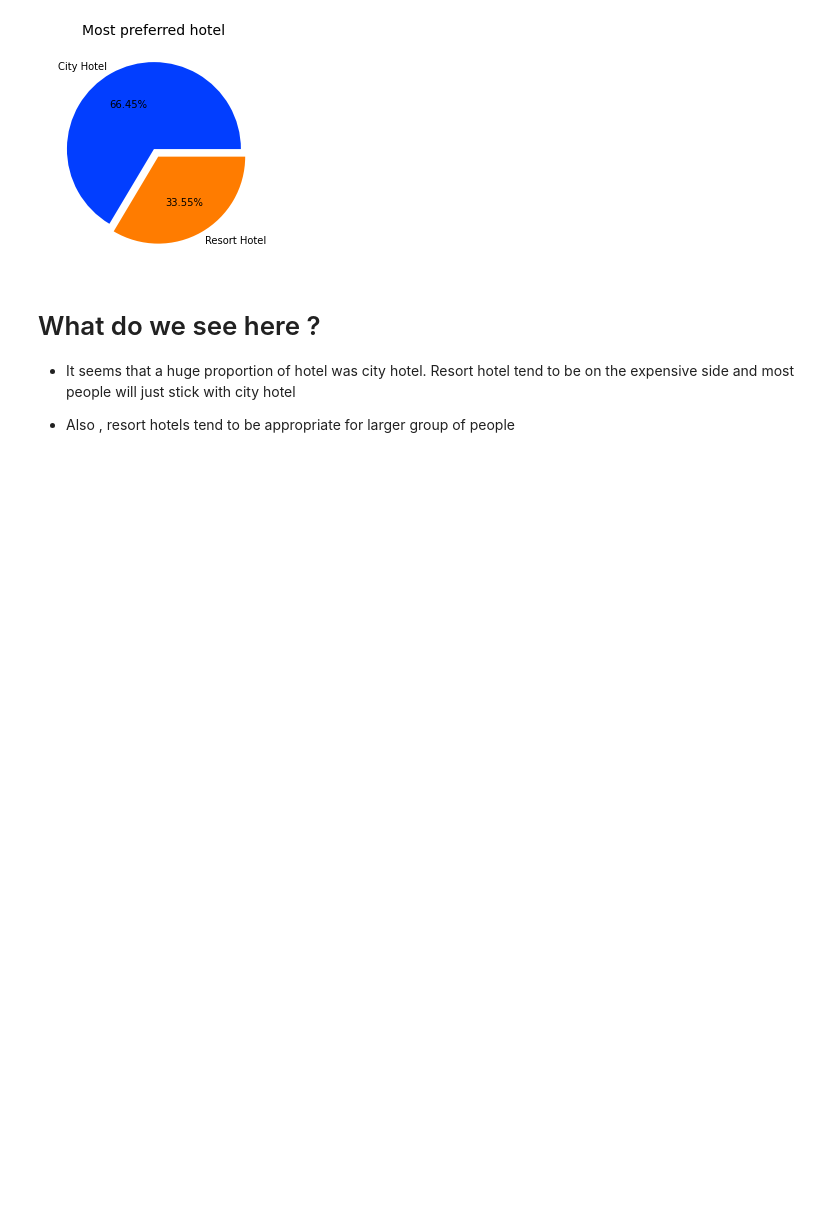
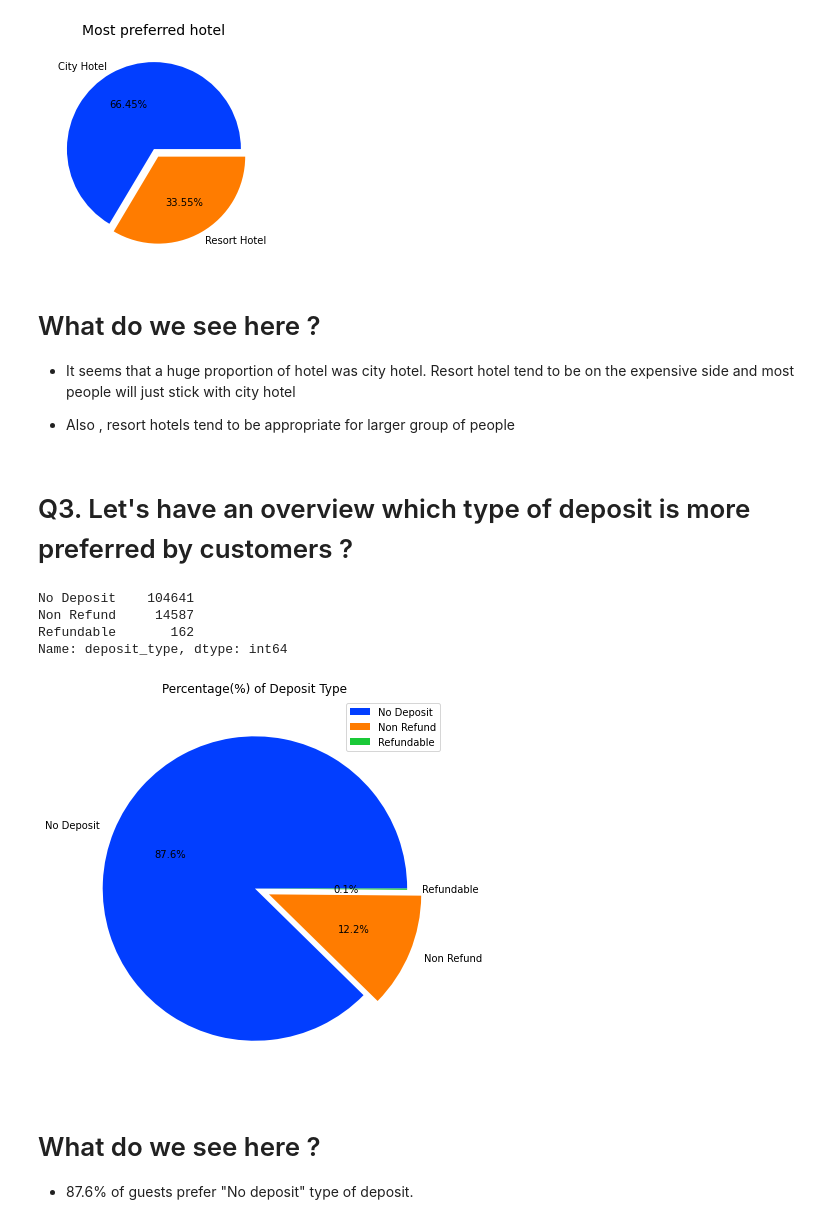
Before and after one commit to sachanneeraj/Hotels-Data-Analysis-EDA, a Jupyter notebook: Hotel_Booking_Analysis_Capstone_Project.ipynb, the cells around one changed output. Cells and saved outputs as stored; diff of their text form; code cells hidden in the pictures; blank space fills up the shorter version.

```diff
--- a/Hotel_Booking_Analysis_Capstone_Project.ipynb
+++ b/Hotel_Booking_Analysis_Capstone_Project.ipynb
@@ -314,3 +314,24 @@ plt.show()
 * It seems that a huge proportion of hotel was city hotel. Resort hotel tend to be on the expensive side and most people will just stick with city hotel
 
 * Also , resort hotels tend to be appropriate for larger group of people
+# %% [markdown]
+# Q3. Let's have an overview which type of deposit is more preferred by customers ?
+# %%
+deposit_type=data['deposit_type'].value_counts()
+deposit_type
+# %% [output]
+No Deposit    104641
+Non Refund     14587
+Refundable       162
+Name: deposit_type, dtype: int64
+# %%
+plt.figure(figsize=(14,7))
+plt.pie(x=deposit_type.values, labels=deposit_type.index,colors=palette_color,  explode=[0,0.1,0], autopct='%1.1f%%')
+plt.legend( labels=deposit_type.index, loc='best')
+plt.title('Percentage(%) of Deposit Type')
+plt.show()
+# %% [output]
+[figure, added]
+# %% [markdown]
+# What do we see here ?
+* 87.6% of guests prefer "No deposit" type of deposit.
```
Also changed, not shown: parts of 1 cell of this notebook.
